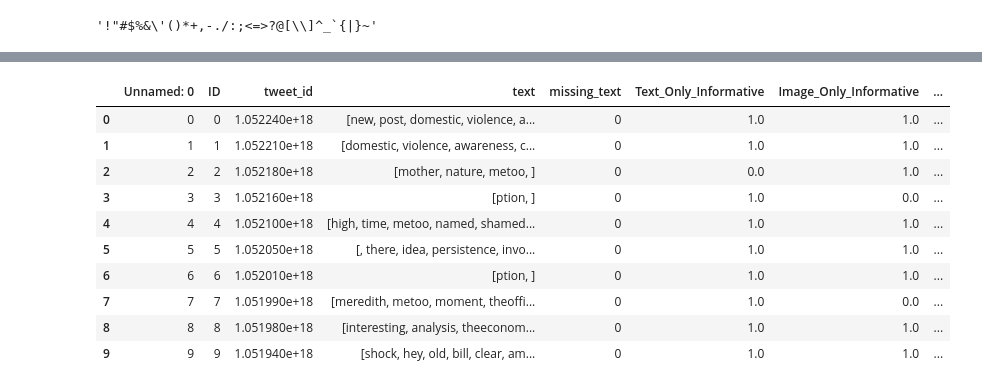
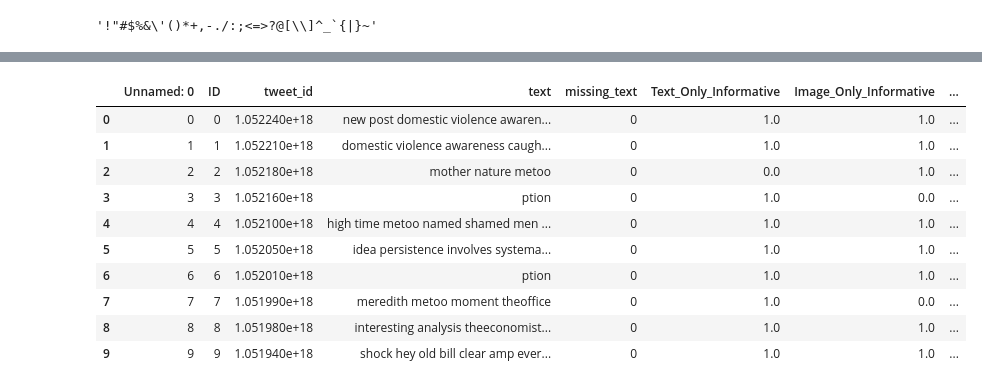
Before and after one commit to sohamtiwari3120/IEEE-BigMM, a Jupyter notebook: Code/Data_clean.ipynb, the cells around one changed output, grey strips where cells are left out. Cells and saved outputs as stored; diff of their text form; code cells hidden in the pictures.

```diff
--- a/Code/Data_clean.ipynb
+++ b/Code/Data_clean.ipynb
@@ -237,7 +250,7 @@ df.head(10)
 # %% [output]
 '!"#$%&\'()*+,-./:;<=>?@[\\]^_`{|}~'
 # %%
-string_punctuation2='!"#$%&\'()*+-/:;<=>?@[\\]^_`{|}~'
+string_punctuation2='!"#$%&\()*+-/:;<=>?@[\\]^_`{|}~'
 def remove_punct(text):
     text  = "".join([char for char in text if char not in string_punctuation2])
     text = re.sub('[0-9]+', '', text)
@@ -262,5 +275,5 @@ def tokenization(text):
     text = re.split('\W+', text)
     return text
 
-df['text'] = df['text'].apply(lambda x: tokenization(x.lower()))
-df.head(10)
+# df['text'] = df['text'].apply(lambda x: tokenization(x.lower()))
+# df.head(10)
@@ -281,8 +288,8 @@ stopword = nltk.corpus.stopwords.words('english')
 def remove_stopwords(text):
     text = [word for word in text if word not in stopword]
     return text
-
-df['text'] = df['text'].apply(lambda x: remove_stopwords(x))
+separator=' '
+df['text'] = df['text'].apply(lambda x: separator.join(remove_stopwords(tokenization(x.lower()))))
 df.head(10)
 # %% [output]
 |  | Unnamed: 0 | ID | tweet_id | text | missing_text | Text_Only_Informative | Image_Only_Informative | ... |
@@ -308,22 +321,23 @@ df.head(10)
 # %%
 wn = nltk.WordNetLemmatizer()
 
 def lemmatizer(text):
     text = [wn.lemmatize(word) for word in text]
     return text
 
-df['text'] = df['text'].apply(lambda x: lemmatizer(x))
+df['text'] = df['text'].apply(lambda x: separator.join(lemmatizer(tokenization(x))))
+# type(df['text'].apply(lambda x: lemmatizer(tokenization(x))).head(10)[0])
 df.head(10)
 # %% [output]
 |  | Unnamed: 0 | ID | tweet_id | text | missing_text | Text_Only_Informative | Image_Only_Informative | ... |
-| 0 | 0 | 0 | 1.052240e+18 | [new, post, domestic, violence, a... | 0 | 1.0 | 1.0 | ... |
-| 1 | 1 | 1 | 1.052210e+18 | [domestic, violence, awareness, c... | 0 | 1.0 | 1.0 | ... |
-| 2 | 2 | 2 | 1.052180e+18 | [mother, nature, metoo, ] | 0 | 0.0 | 1.0 | ... |
-| 3 | 3 | 3 | 1.052160e+18 | [ption, ] | 0 | 1.0 | 0.0 | ... |
-| 4 | 4 | 4 | 1.052100e+18 | [high, time, metoo, named, shamed... | 0 | 1.0 | 1.0 | ... |
-| 5 | 5 | 5 | 1.052050e+18 | [, there, idea, persistence, invo... | 0 | 1.0 | 1.0 | ... |
-| 6 | 6 | 6 | 1.052010e+18 | [ption, ] | 0 | 1.0 | 1.0 | ... |
-| 7 | 7 | 7 | 1.051990e+18 | [meredith, metoo, moment, theoffi... | 0 | 1.0 | 0.0 | ... |
-| 8 | 8 | 8 | 1.051980e+18 | [interesting, analysis, theeconom... | 0 | 1.0 | 1.0 | ... |
-| 9 | 9 | 9 | 1.051940e+18 | [shock, hey, old, bill, clear, am... | 0 | 1.0 | 1.0 | ... |
+| 0 | 0 | 0 | 1.052240e+18 | new post domestic violence awaren... | 0 | 1.0 | 1.0 | ... |
+| 1 | 1 | 1 | 1.052210e+18 | domestic violence awareness caugh... | 0 | 1.0 | 1.0 | ... |
+| 2 | 2 | 2 | 1.052180e+18 | mother nature metoo | 0 | 0.0 | 1.0 | ... |
+| 3 | 3 | 3 | 1.052160e+18 | ption | 0 | 1.0 | 0.0 | ... |
+| 4 | 4 | 4 | 1.052100e+18 | high time metoo named shamed men ... | 0 | 1.0 | 1.0 | ... |
+| 5 | 5 | 5 | 1.052050e+18 | idea persistence involves systema... | 0 | 1.0 | 1.0 | ... |
+| 6 | 6 | 6 | 1.052010e+18 | ption | 0 | 1.0 | 1.0 | ... |
+| 7 | 7 | 7 | 1.051990e+18 | meredith metoo moment theoffice | 0 | 1.0 | 0.0 | ... |
+| 8 | 8 | 8 | 1.051980e+18 | interesting analysis theeconomist... | 0 | 1.0 | 1.0 | ... |
+| 9 | 9 | 9 | 1.051940e+18 | shock hey old bill clear amp ever... | 0 | 1.0 | 1.0 | ... |
 # %%
```
Also changed, not shown: parts of 10 cells of this notebook, 3 other files.
